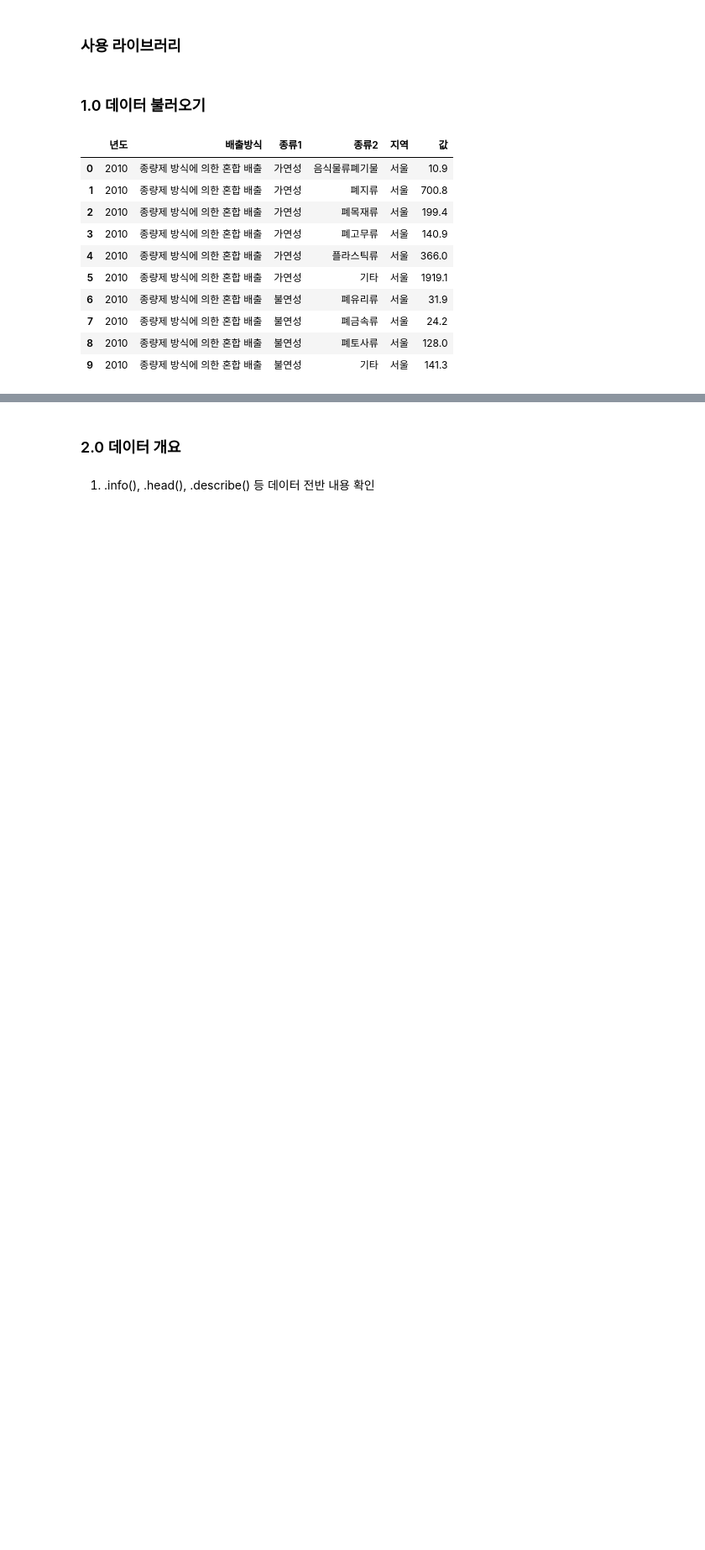
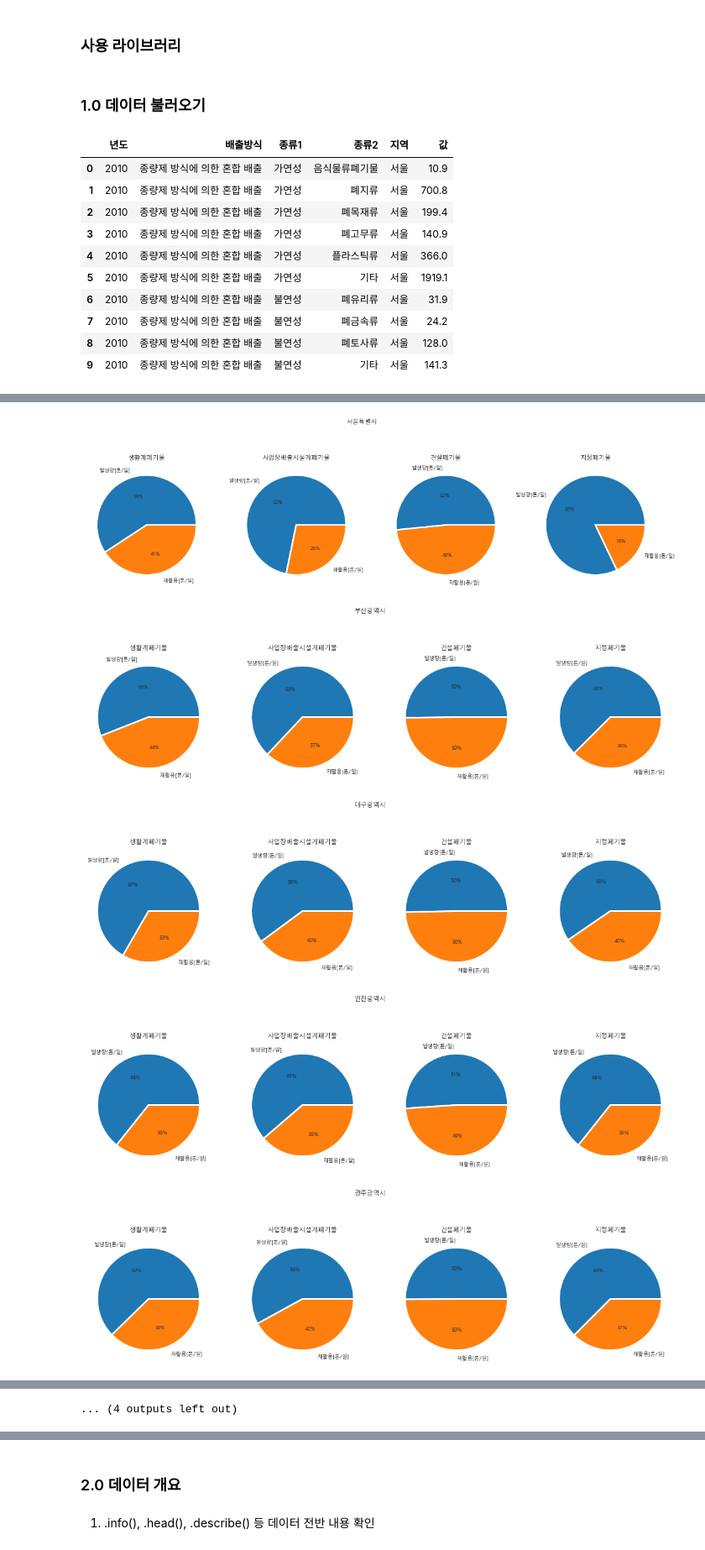
Before and after one commit to huitaek/project_mini_analyze_waste, a Jupyter notebook: src/eda_sy.ipynb, the cells around one changed output, grey strips where cells are left out. Shown at 84% size. Saved outputs shown, nothing was run; the diff lists cells and outputs as text; code cells hidden in the pictures; blank space fills up the shorter version.

```diff
--- a/src/eda_sy.ipynb
+++ b/src/eda_sy.ipynb
@@ -111,0 +108,8 @@ data2
+# %%
+condition1 = data2['발생량[톤/일]'] == '-'
+condition2 = data2['재활용[톤/일]'] == '-'
+
+print(len(data2[condition1]))
+print(len(data2[condition2]))
+
+data2.replace('-', np.nan, inplace=True) # '-' 널값으로 대치
@@ -111,0 +119,9 @@ data2
+# %%
+data2['재활용[톤/일]'] = data2['재활용[톤/일]'].astype(float)
+data2['발생량[톤/일]'] = data2['발생량[톤/일]'].astype(float)
+# %%
+data2['비율'] = data2['재활용[톤/일]'] / data2['발생량[톤/일]'] * 100
+# %%
+data2_sido = data2[data2['행정구역별'].isin(['강원도', '경기도', '경상남도', '경상북도', '광주광역시', '대구광역시', '대전광역시', '부산광역시', '서울특별시', '울산광역시', '인천광역시', '전라남도', '전라북도', '제주특별자치도', '충청남도', '충청북도'])]
+data2_sido.reset_index(drop=True, inplace=True)
+data2_sido
@@ -111,0 +158,21 @@ data2
+# %%
+# create random data
+y ='2020'
+
+def draw_pie(year):
+    for i in data2_sido['행정구역별'].unique():
+        filtered = data2_sido.loc[(data2_sido['년도'].str.match(year)&data2_sido['행정구역별'].str.match(i))].copy()
+        fig,axes = plt.subplots(ncols=4,nrows=1,figsize=(20,6))
+        fig.suptitle(i)
+        for i,d in enumerate(filtered.values):
+            names=['발생량[톤/일]', '재활용[톤/일]']
+            values=d[3:5]
+            axes[i].set_title(d[1])
+            axes[i].pie(values, labels=names,autopct='%.0f%%', labeldistance=1.15, wedgeprops = { 'linewidth' : 3, 'edgecolor' : 'white' })
+draw_pie('2015')
+# %% [output]
+[figure, added]
+[figure, added]
+[figure, added]
+[figure, added]
+[figure, added]
@@ -111,0 +186 @@ data2
+... (4 outputs left out)
```
Also changed, not shown: parts of 14 cells of this notebook.
